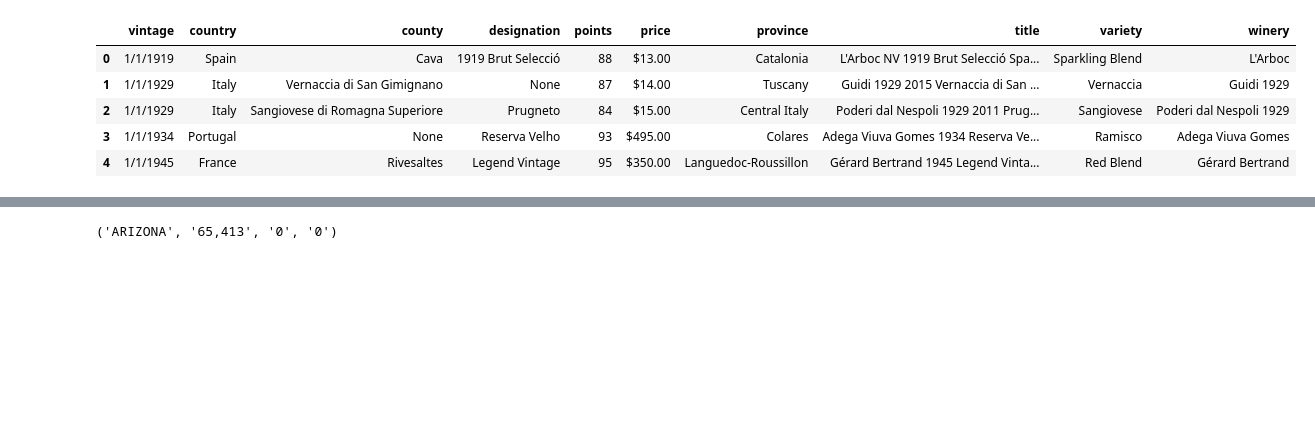
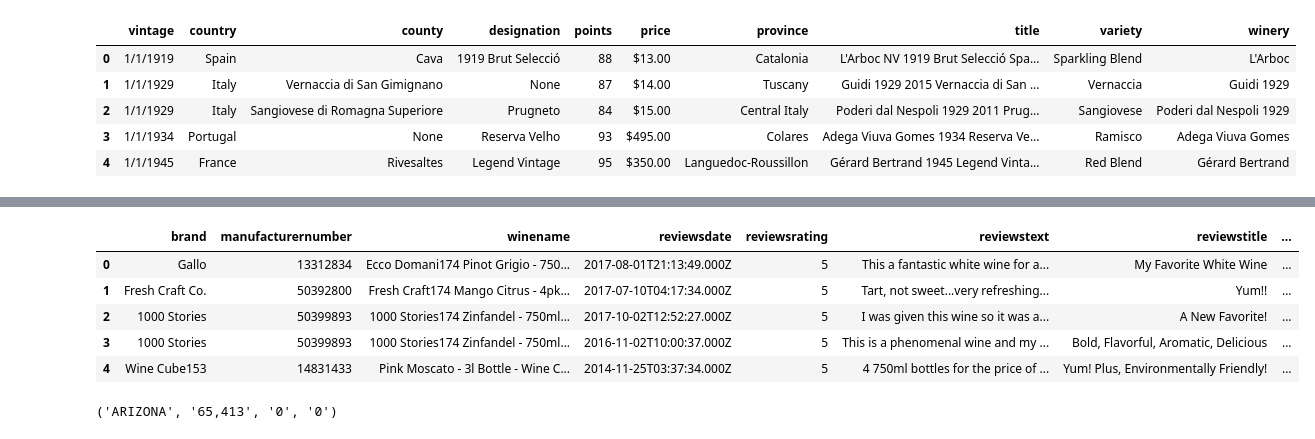
Before and after one commit to HopeNeely/ETL_Project, a Jupyter notebook: Wines.ipynb, the cells around one changed output, grey strips where cells are left out. Drawn from its saved outputs; the diff is of its cells as text; code cells hidden in the pictures; blank space fills up the shorter version.

```diff
--- a/Wines.ipynb
+++ b/Wines.ipynb
@@ -43,3 +276,16 @@ Salaries.head()
+# %%
+#Pulling the wanted data
+Salaries = pd.read_sql("SELECT * FROM wine_reviews", conn)
+
+#Show results
+Salaries.head()
+# %% [output]
+|  | brand | manufacturernumber | winename | reviewsdate | reviewsrating | reviewstext | reviewstitle | ... |
+| 0 | Gallo | 13312834 | Ecco Domani174 Pinot Grigio - 750... | 2017-08-01T21:13:49.000Z | 5 | This a fantastic white wine for a... | My Favorite White Wine | ... |
+| 1 | Fresh Craft Co. | 50392800 | Fresh Craft174 Mango Citrus - 4pk... | 2017-07-10T04:17:34.000Z | 5 | Tart, not sweet...very refreshing... | Yum!! | ... |
+| 2 | 1000 Stories | 50399893 | 1000 Stories174 Zinfandel - 750ml... | 2017-10-02T12:52:27.000Z | 5 | I was given this wine so it was a... | A New Favorite! | ... |
+| 3 | 1000 Stories | 50399893 | 1000 Stories174 Zinfandel - 750ml... | 2016-11-02T10:00:37.000Z | 5 | This is a phenomenal wine and my ... | Bold, Flavorful, Aromatic, Delicious | ... |
+| 4 | Wine Cube153 | 14831433 | Pink Moscato - 3l Bottle - Wine C... | 2014-11-25T03:37:34.000Z | 5 | 4 750ml bottles for the price of ... | Yum! Plus, Environmentally Friendly! | ... |
 # %%
 #Pass in a query as a string
 cur.execute("SELECT * FROM wines_by_state_seven")
```
Also changed, not shown: parts of 30 cells of this notebook, 1 other file.
